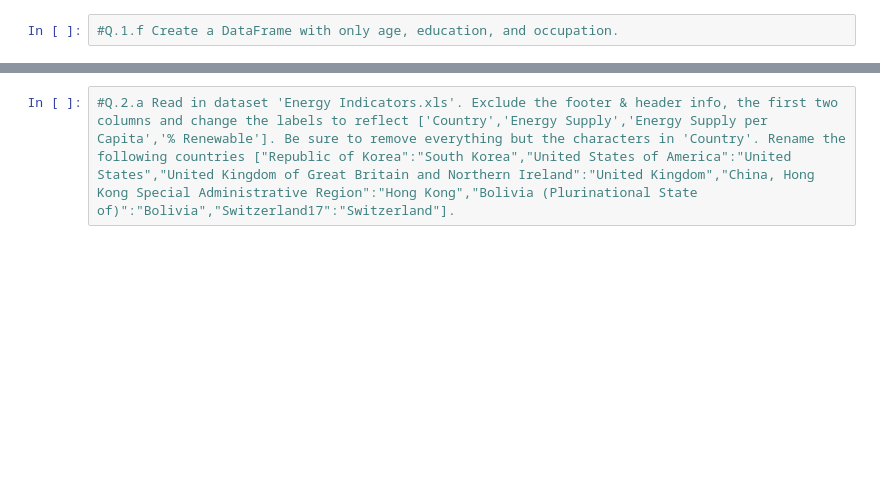
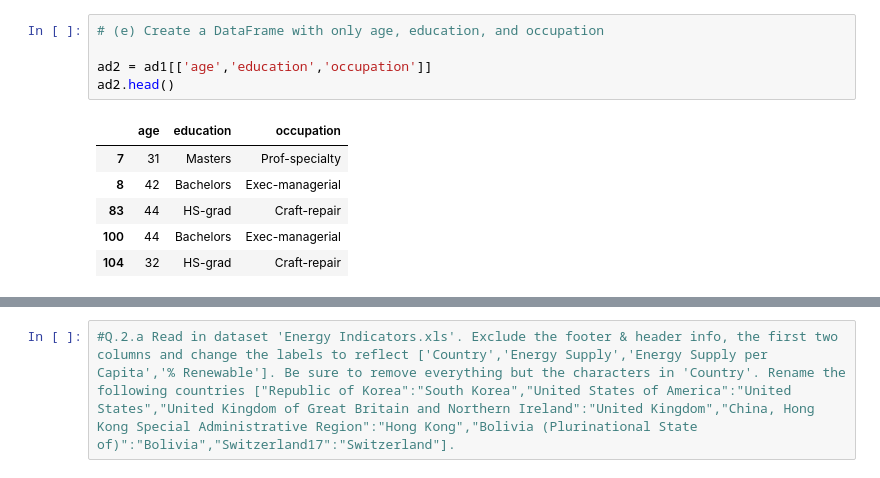
Before and after one commit to RealDogDad/exoplanetary-extrapolation, a Jupyter notebook: assignments/assignment-4b.ipynb, the cells around one changed output, grey strips where cells are left out. Cells and saved outputs as stored; diff of their text form; blank space fills up the shorter version.

```diff
--- a/assignments/assignment-4b.ipynb
+++ b/assignments/assignment-4b.ipynb
@@ -55,3 +65,13 @@ FileNotFoundError: [Errno 2] No such file or directory: '../dataFiles/adult_inco
 # %%
-#Q.1.f Create a DataFrame with only age, education, and occupation.
+# (e) Create a DataFrame with only age, education, and occupation
+
+ad2 = ad1[['age','education','occupation']]
+ad2.head()
+# %% [output]
+|  | age | education | occupation |
+| 7 | 31 | Masters | Prof-specialty |
+| 8 | 42 | Bachelors | Exec-managerial |
+| 83 | 44 | HS-grad | Craft-repair |
+| 100 | 44 | Bachelors | Exec-managerial |
+| 104 | 32 | HS-grad | Craft-repair |
 # %%
```
Also changed, not shown: parts of 15 cells of this notebook.
